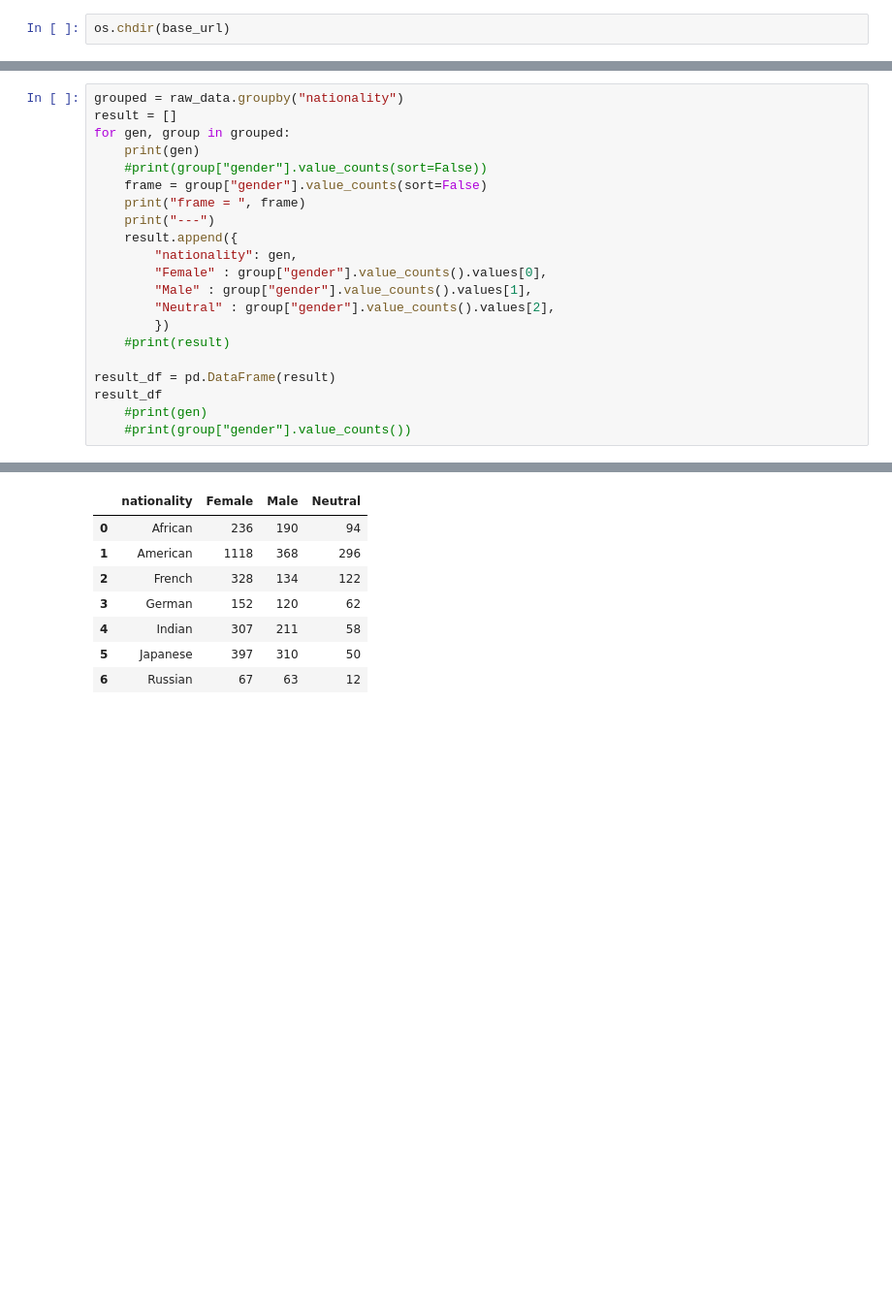
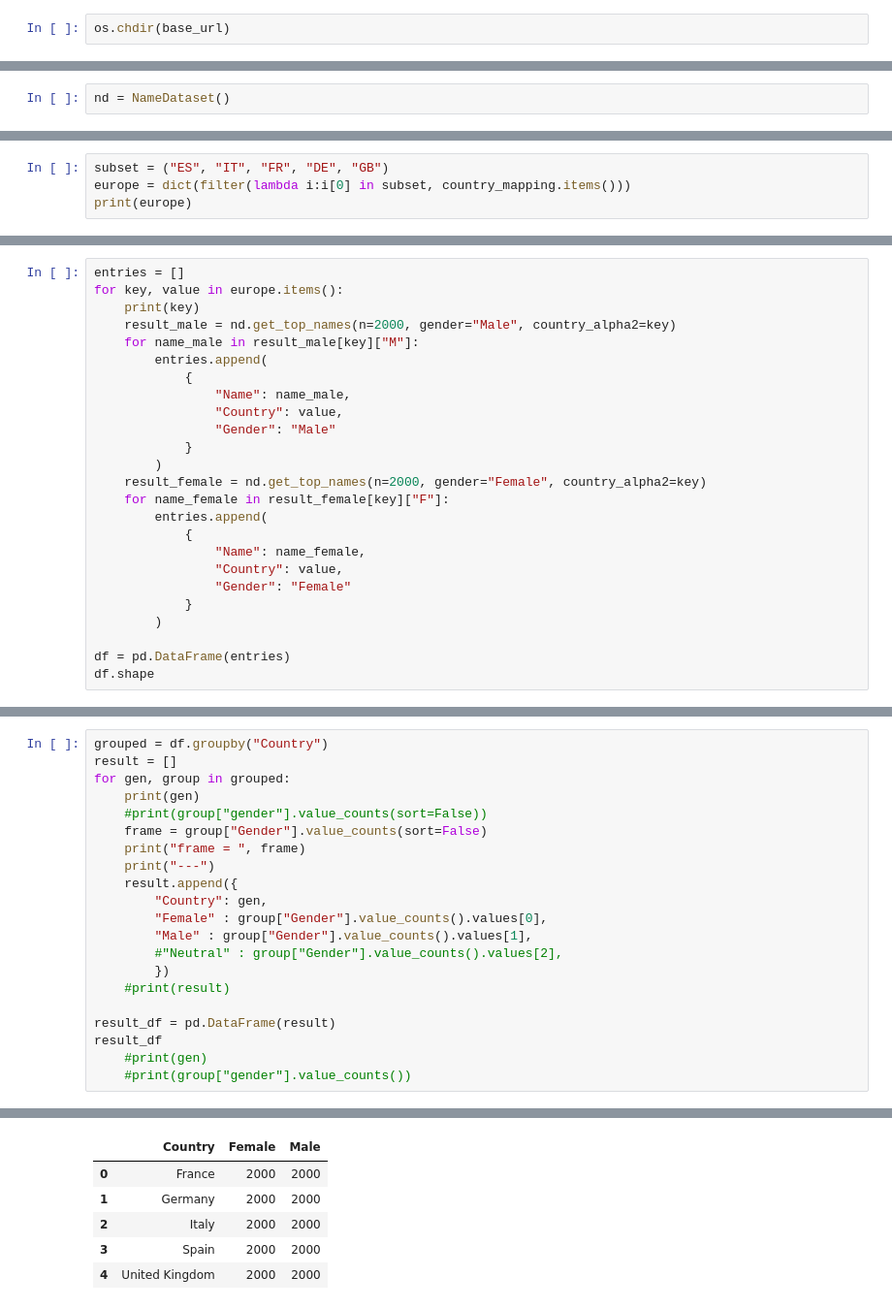
Before and after one commit to fratambot/name-clf, a Jupyter notebook: notebooks/EDA.ipynb, the cells around one changed output, grey strips where cells are left out. Shown at 97% size. Saved outputs shown, nothing was run; the diff lists cells and outputs as text; blank space fills up the shorter version.

```diff
--- a/notebooks/EDA.ipynb
+++ b/notebooks/EDA.ipynb
@@ -53,0 +29,2 @@ raw_data.head()
+# %%
+nd = NameDataset()
@@ -53,0 +59,4 @@ raw_data.head()
+# %%
+subset = ("ES", "IT", "FR", "DE", "GB")
+europe = dict(filter(lambda i:i[0] in subset, country_mapping.items()))
+print(europe)
@@ -53,0 +65,25 @@ raw_data.head()
+# %%
+entries = []
+for key, value in europe.items():
+    print(key)
+    result_male = nd.get_top_names(n=2000, gender="Male", country_alpha2=key)
+    for name_male in result_male[key]["M"]:
+        entries.append(
+            {
+                "Name": name_male,
+                "Country": value,
+                "Gender": "Male"
+            }
+        )
+    result_female = nd.get_top_names(n=2000, gender="Female", country_alpha2=key)
+    for name_female in result_female[key]["F"]:
+        entries.append(
+            {
+                "Name": name_female,
+                "Country": value,
+                "Gender": "Female"
+            }
+        )
+
+df = pd.DataFrame(entries)
+df.shape
@@ -85,17 +134,17 @@ Name: gender, dtype: int64
 # %%
-grouped = raw_data.groupby("nationality")
+grouped = df.groupby("Country")
 result = []
 for gen, group in grouped:
     print(gen)
     #print(group["gender"].value_counts(sort=False))
-    frame = group["gender"].value_counts(sort=False)
+    frame = group["Gender"].value_counts(sort=False)
     print("frame = ", frame)
     print("---")
     result.append({
-        "nationality": gen,
-        "Female" : group["gender"].value_counts().values[0],
-        "Male" : group["gender"].value_counts().values[1],
-        "Neutral" : group["gender"].value_counts().values[2],
+        "Country": gen,
+        "Female" : group["Gender"].value_counts().values[0],
+        "Male" : group["Gender"].value_counts().values[1],
+        #"Neutral" : group["Gender"].value_counts().values[2],
         })
     #print(result)
 
@@ -123,10 +172,8 @@ Name: gender, dtype: int64
 ---
-|  | nationality | Female | Male | Neutral |
-| 0 | African | 236 | 190 | 94 |
-| 1 | American | 1118 | 368 | 296 |
-| 2 | French | 328 | 134 | 122 |
-| 3 | German | 152 | 120 | 62 |
-| 4 | Indian | 307 | 211 | 58 |
-| 5 | Japanese | 397 | 310 | 50 |
-| 6 | Russian | 67 | 63 | 12 |
+|  | Country | Female | Male |
+| 0 | France | 2000 | 2000 |
+| 1 | Germany | 2000 | 2000 |
+| 2 | Italy | 2000 | 2000 |
+| 3 | Spain | 2000 | 2000 |
+| 4 | United Kingdom | 2000 | 2000 |
 # %%
```
Also changed, not shown: parts of 17 cells of this notebook, 9 other files.
